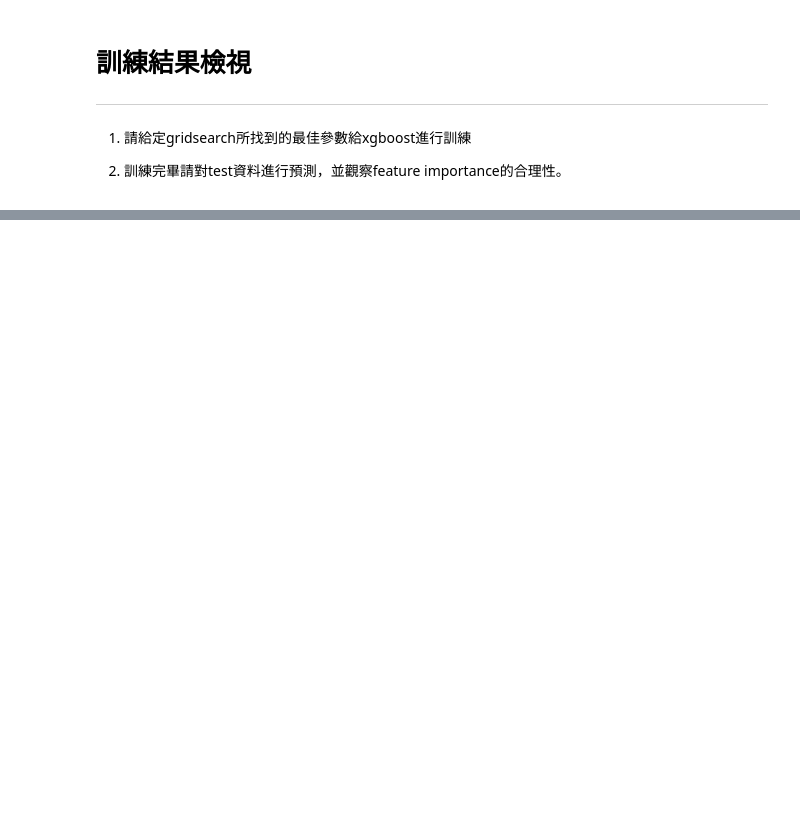
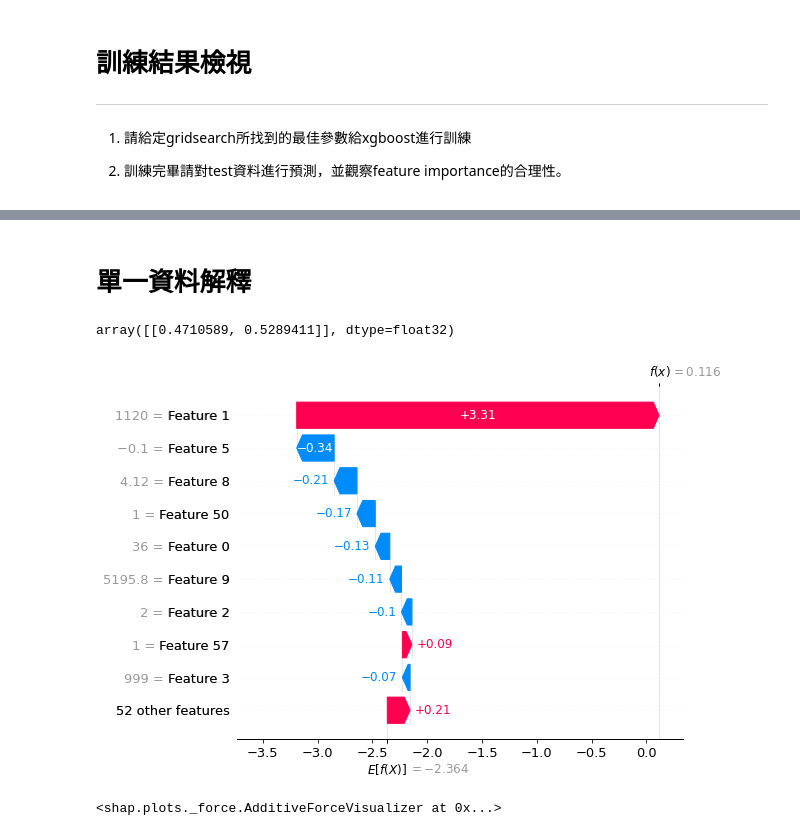
Before and after one commit to jeffrey82221/colab, a Jupyter notebook: PracticeML.ipynb, the cells around one changed output, grey strips where cells are left out. Cells and saved outputs as stored; diff of their text form; code cells hidden in the pictures; blank space fills up the shorter version.

```diff
--- a/PracticeML.ipynb
+++ b/PracticeML.ipynb
@@ -244,0 +269,24 @@ ROC AUC Score
+# %%
+import pandas as pd
+import xgboost
+import shap
+from sklearn.model_selection import train_test_split
+
+
+explainer = shap.Explainer(xgboost_cls)
+shap_values = explainer(X_train)
+# %% [markdown]
+# 單一資料解釋
+# %%
+X_train[:1]
+xgboost_cls.predict_proba(X_train[:1])
+# %% [output]
+array([[0.4710589, 0.5289411]], dtype=float32)
+# %%
+shap.plots.waterfall(shap_values[0])
+# %% [output]
+[figure, added]
+# %%
+shap.force_plot(explainer.expected_value, shap_values.values[0,:], X_train[0,:])
+# %% [output]
+<shap.plots._force.AdditiveForceVisualizer at 0x...>
```
Also changed, not shown: parts of 12 cells of this notebook.
